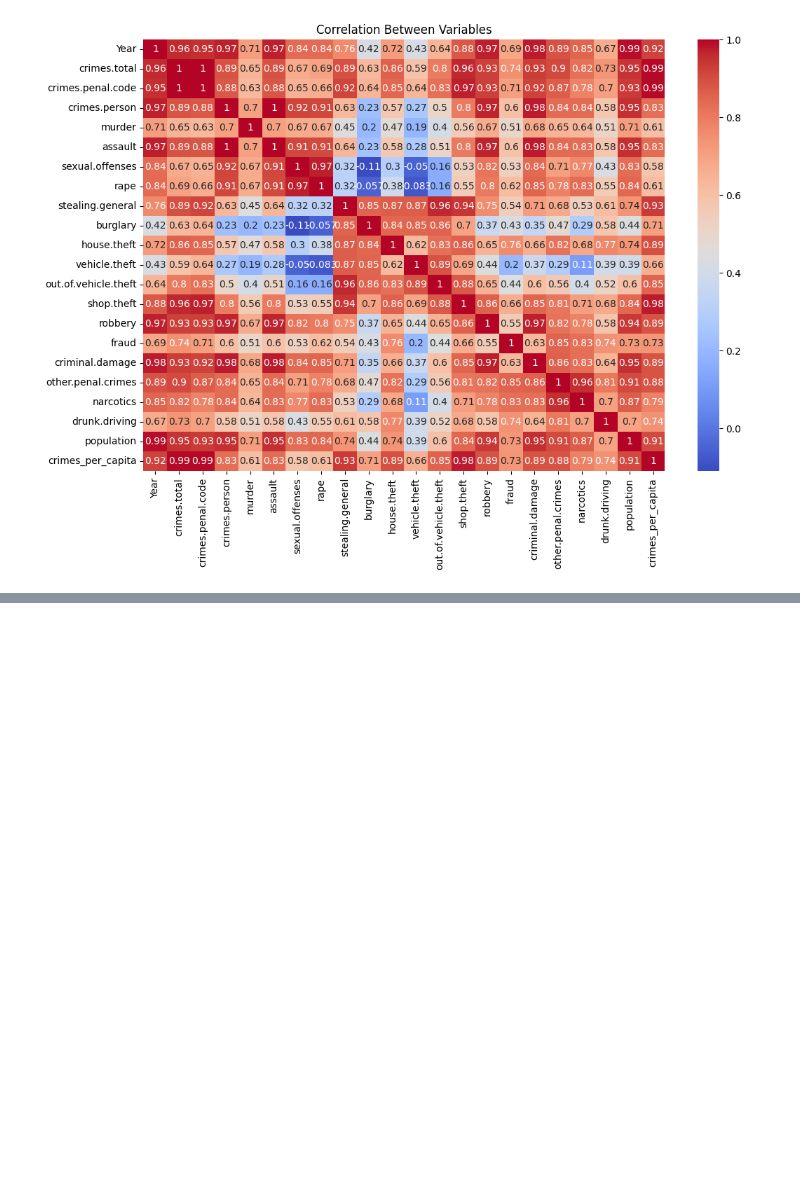
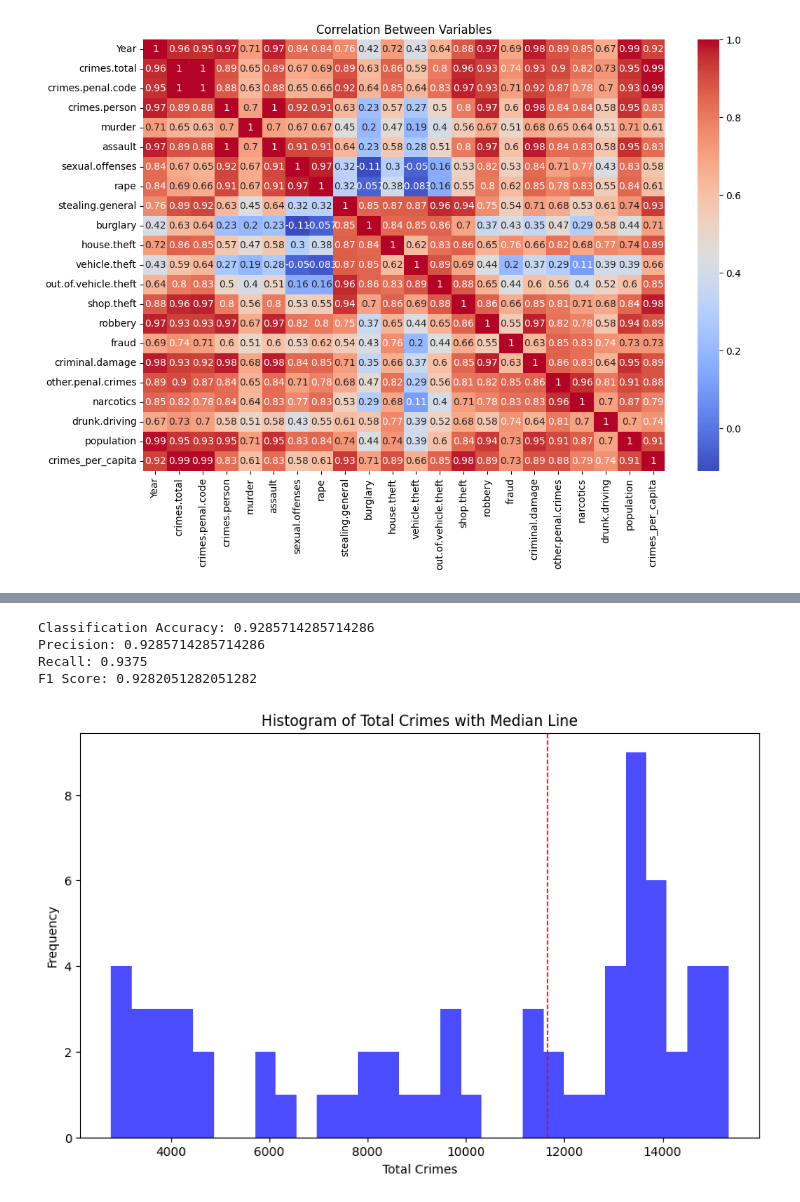
Before and after one commit to Jeffrey-Oechsner/ML-AI_Exam_Project, a Jupyter notebook: ML-AI_Exam_Project.ipynb, the cells around one changed output, grey strips where cells are left out. Cells and saved outputs as stored; diff of their text form; code cells hidden in the pictures; blank space fills up the shorter version.

```diff
--- a/ML-AI_Exam_Project.ipynb
+++ b/ML-AI_Exam_Project.ipynb
@@ -332,0 +612,51 @@ plt.show()
+# %%
+import pandas as pd
+import numpy as np
+import matplotlib.pyplot as plt
+from sklearn.model_selection import train_test_split
+from sklearn.linear_model import LogisticRegression
+from sklearn.metrics import accuracy_score, precision_score, recall_score, f1_score
+
+# Load and prepare the dataset
+data = pd.read_csv('reported.csv')
+data_cleaned = data.dropna(axis=1, how='all').fillna(data.median())
+
+# Define a binary target variable
+median_crimes = data_cleaned['crimes.total'].median()
+data_cleaned['high_crime'] = (data_cleaned['crimes.total'] > median_crimes).astype(int)  # 1 if high crime, 0 if low
+
+# Define features and new binary target variable
+X = data_cleaned.drop(['crimes.total', 'Year', 'high_crime'], axis=1)
+y = data_cleaned['high_crime']
+
+# Split the dataset
+X_train, X_test, y_train, y_test = train_test_split(X, y, test_size=0.2, random_state=42)
+
+# Training a logistic regression model for classification
+log_reg = LogisticRegression(max_iter=1000)  # Increase max_iter if convergence issues
+log_reg.fit(X_train, y_train)
+y_pred_class = log_reg.predict(X_test)
+accuracy = accuracy_score(y_test, y_pred_class)
+precision = precision_score(y_test, y_pred_class, average='macro')  # Change average as needed
+recall = recall_score(y_test, y_pred_class, average='macro')
+f1 = f1_score(y_test, y_pred_class, average='macro')
+
+print('Classification Accuracy:', accuracy)
+print('Precision:', precision)
+print('Recall:', recall)
+print('F1 Score:', f1)
+
+# Visualize the distribution of total crimes with the median crime rate
+plt.figure(figsize=(10, 6))
+plt.hist(data_cleaned['crimes.total'], bins=30, color='blue', alpha=0.7)
+plt.axvline(median_crimes, color='red', linestyle='dashed', linewidth=1)
+plt.title('Histogram of Total Crimes with Median Line')
+plt.xlabel('Total Crimes')
+plt.ylabel('Frequency')
+plt.show()
+# %% [output]
+Classification Accuracy: 0.9285714285714286
+Precision: 0.9285714285714286
+Recall: 0.9375
+F1 Score: 0.9282051282051282
+[figure, added]
```
Also changed, not shown: parts of 13 cells of this notebook.
